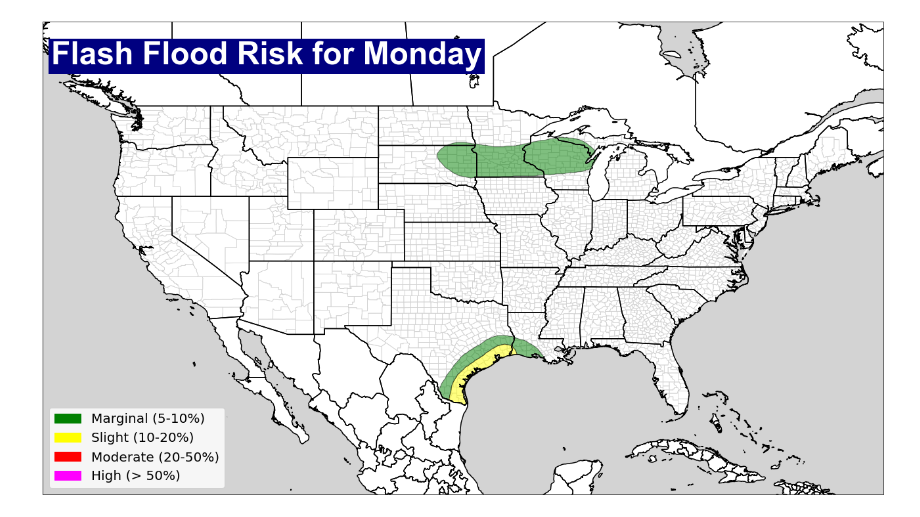
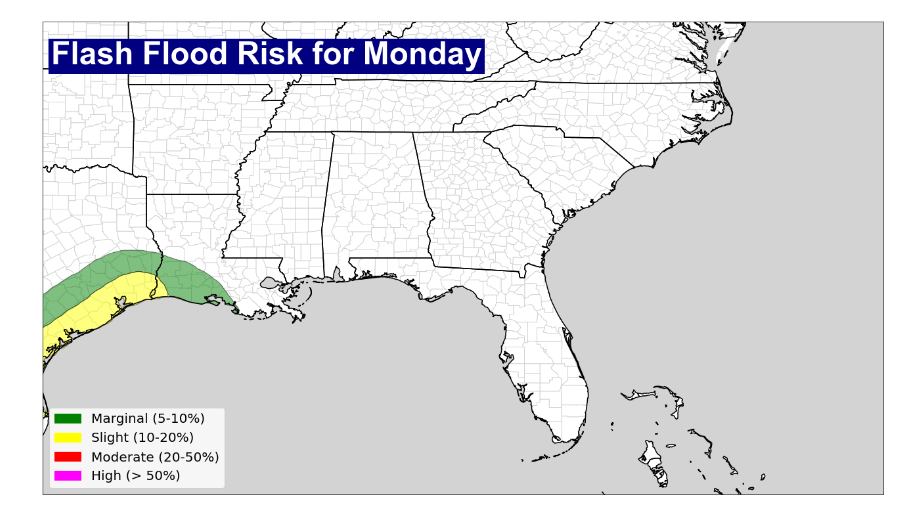
Before and after one commit to frontogenesis/metpy, a Jupyter notebook: notebooks/wpc/Excessive_Rain_Outlook.ipynb, the cells around one changed output. Saved outputs shown, nothing was run; the diff lists cells and outputs as text; code cells hidden in the pictures.

Commit message:
Tropical Outlook, WPC ERO, and SPC Fire filenames based on user-specified location

```diff
--- a/notebooks/wpc/Excessive_Rain_Outlook.ipynb
+++ b/notebooks/wpc/Excessive_Rain_Outlook.ipynb
@@ -14,6 +14,7 @@ from cartopy import crs as ccrs
 from Map import Map
 # %%
 WPC_DAY = 3
+LOCATION = 'southeast'
 STATE_MASK = 'TX'
 # %%
 def get_gdf(day, state_mask):
@@ -88,33 +89,33 @@ def plot_legend(ax):
     for risk in cat_plot_colors.keys():
         patch = mpatches.Patch(color=cat_plot_colors[risk], label=risk)
         legend_patches.append(patch)
     ax.legend(handles=legend_patches, fontsize=20, loc='lower left')
 
 def save_map_to_disk(fig):
     GRAPHICS_DIR = Path('.') / '..' / '..' / 'graphics' / 'wpc'
-    fig.savefig(f'{GRAPHICS_DIR}/ero_day{WPC_DAY}.png', dpi=72)
+    fig.savefig(f'{GRAPHICS_DIR}/ero_day{WPC_DAY}_{LOCATION.lower()}.png', dpi=72)
 
 def plot_risk_areas():
-    new_map = Map('conus')
+    new_map = Map(LOCATION)
     new_map.add_counties()
     new_map.add_title(f'Flash Flood Risk for {get_outlook_valid_time_info()["valid_day"]}')
 
     fig, ax = new_map.make_map()
 
     cat_plot_colors = wpc_outlook_categories()
     for key in cat_plot_colors.keys():
         geometries = cat_gdf[cat_gdf['OUTLOOK'] == key]
         ax.add_geometries(geometries['geometry'], crs=ccrs.PlateCarree(),
                           facecolor=cat_plot_colors[key], edgecolor='black',
                           alpha=0.5)
     plot_legend(ax)
     save_map_to_disk(fig)
 
 def plot_wpc_outlook():
     if not any_risk_areas(cat_gdf['geometry']):
         return
     plot_risk_areas()
 
 plot_wpc_outlook()
 # %% [output]
-[figure, old version]
+[figure, new version]
```
Also changed, not shown: 11 other files.
